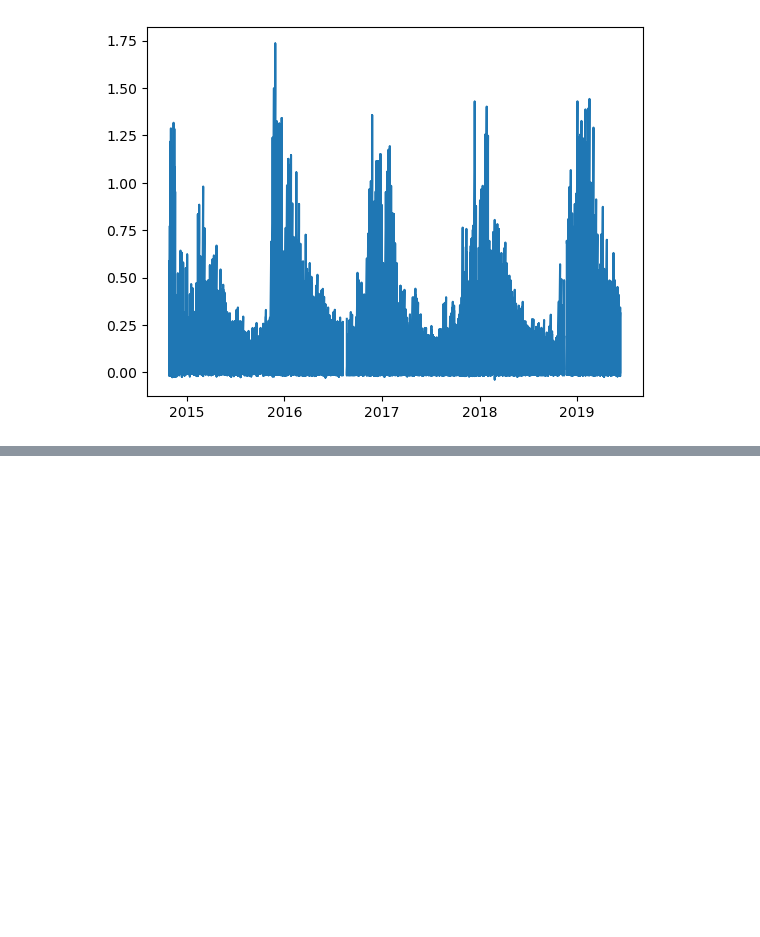
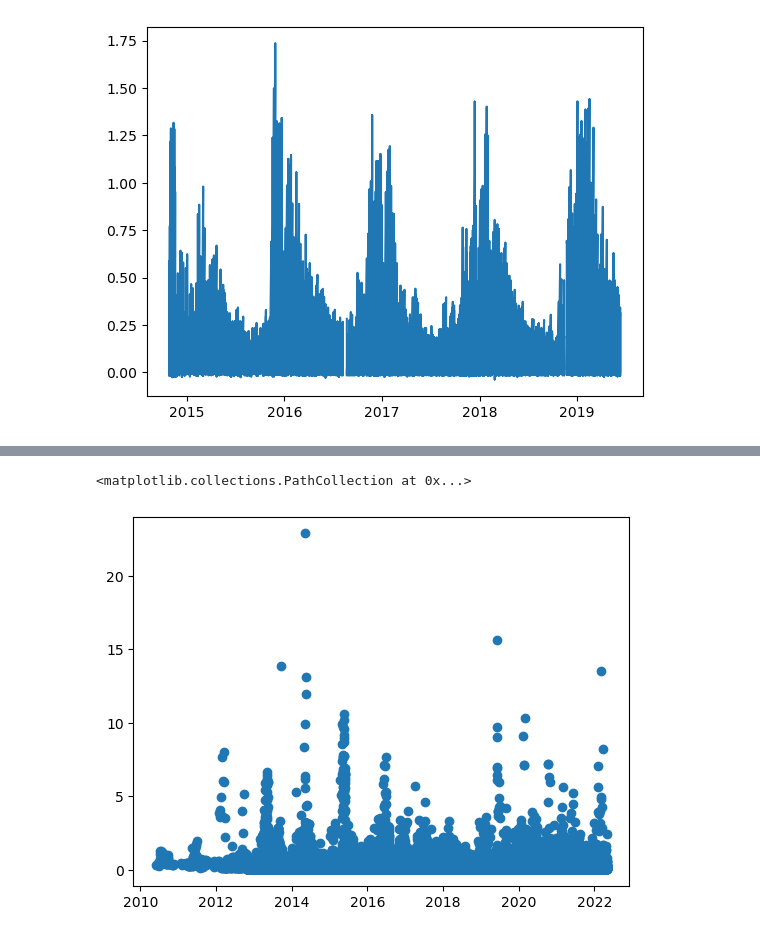
Before and after one commit to gnyirjesy/ocean-depth-characterization, a Jupyter notebook: EDA/eda_gn.ipynb, the cells around one changed output, grey strips where cells are left out. Cells and saved outputs as stored; diff of their text form; code cells hidden in the pictures; blank space fills up the shorter version.

```diff
--- a/EDA/eda_gn.ipynb
+++ b/EDA/eda_gn.ipynb
@@ -163,0 +257,5 @@ plt.plot(profile_subset['date'],profile_subset['CHLA'])
+# %%
+plt.scatter(satData['date'], satData['MO_SAT_CHL'])
+# %% [output]
+<matplotlib.collections.PathCollection at 0x...>
+[figure, added]
```
Also changed, not shown: parts of 21 cells of this notebook.
